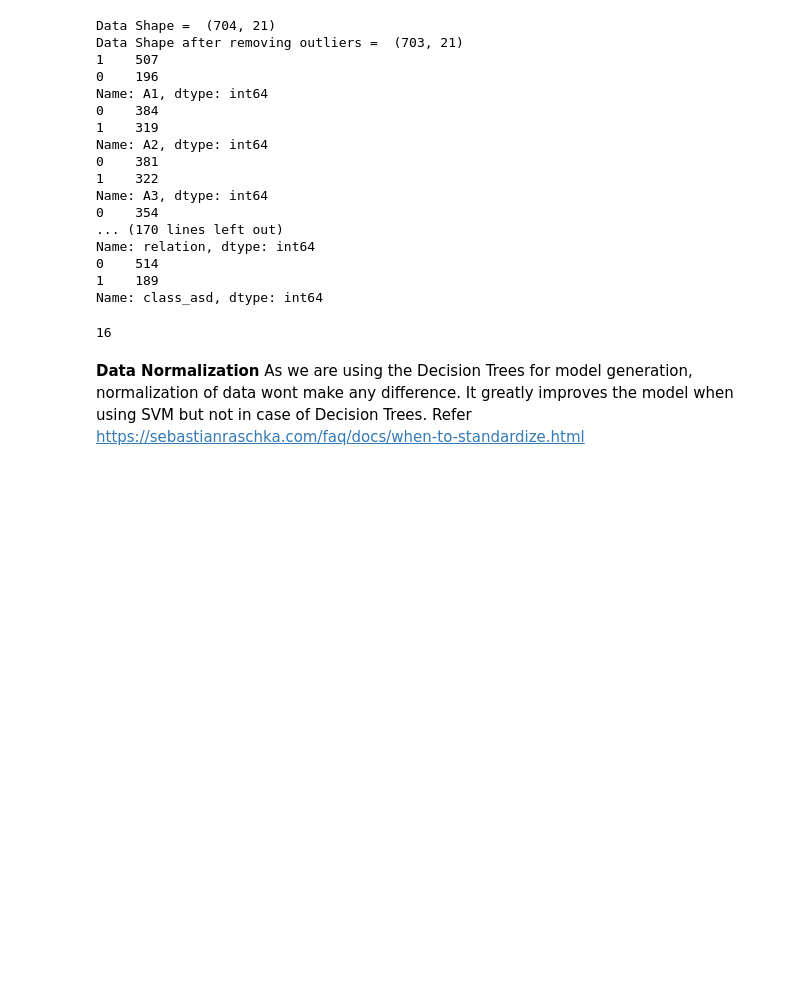
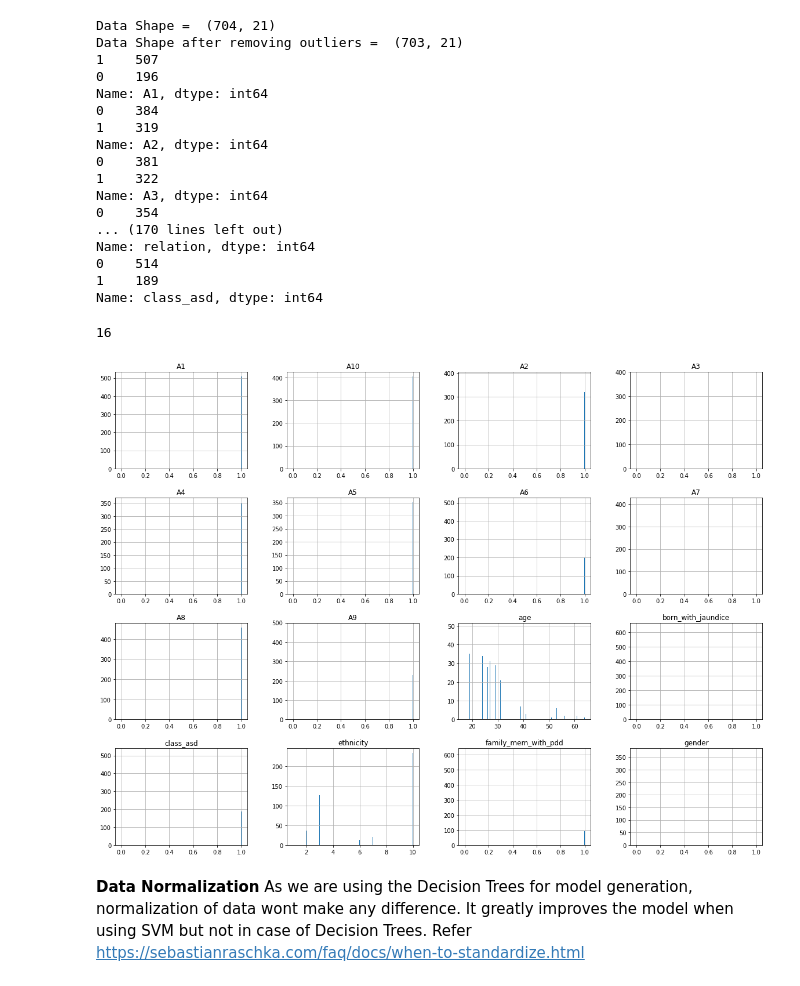
Before and after one commit to vipulpopat/MSCAI_CE4021_Project, a Jupyter notebook: GroupProject_18195121.ipynb, the cells around one changed output. Saved outputs shown, nothing was run; the diff lists cells and outputs as text; code cells hidden in the pictures; blank space fills up the shorter version.

```diff
--- a/GroupProject_18195121.ipynb
+++ b/GroupProject_18195121.ipynb
@@ -166,6 +167,11 @@ data_x = data.drop(['class_asd'], axis=1)
 data_y = data["class_asd"]
 # %% [output]
 16
+# %%
+data.hist(bins=700, figsize=(20,15))
+plt.show()
+# %% [output]
+[figure, added]
 # %% [markdown]
 **Data Normalization**
 As we are using the Decision Trees for model generation, normalization of data wont make any difference. It greatly improves the model when using SVM but not in case of Decision Trees. Refer https://sebastianraschka.com/faq/docs/when-to-standardize.html
```
Also changed, not shown: parts of 7 cells of this notebook.
